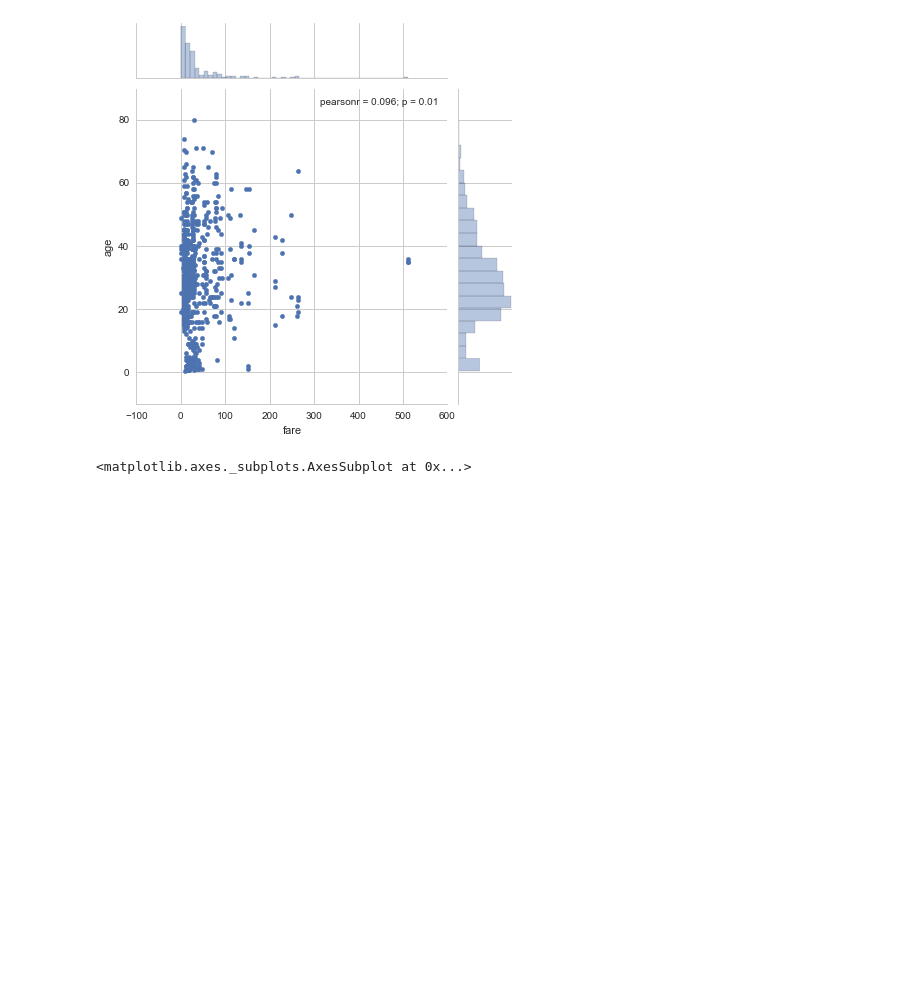
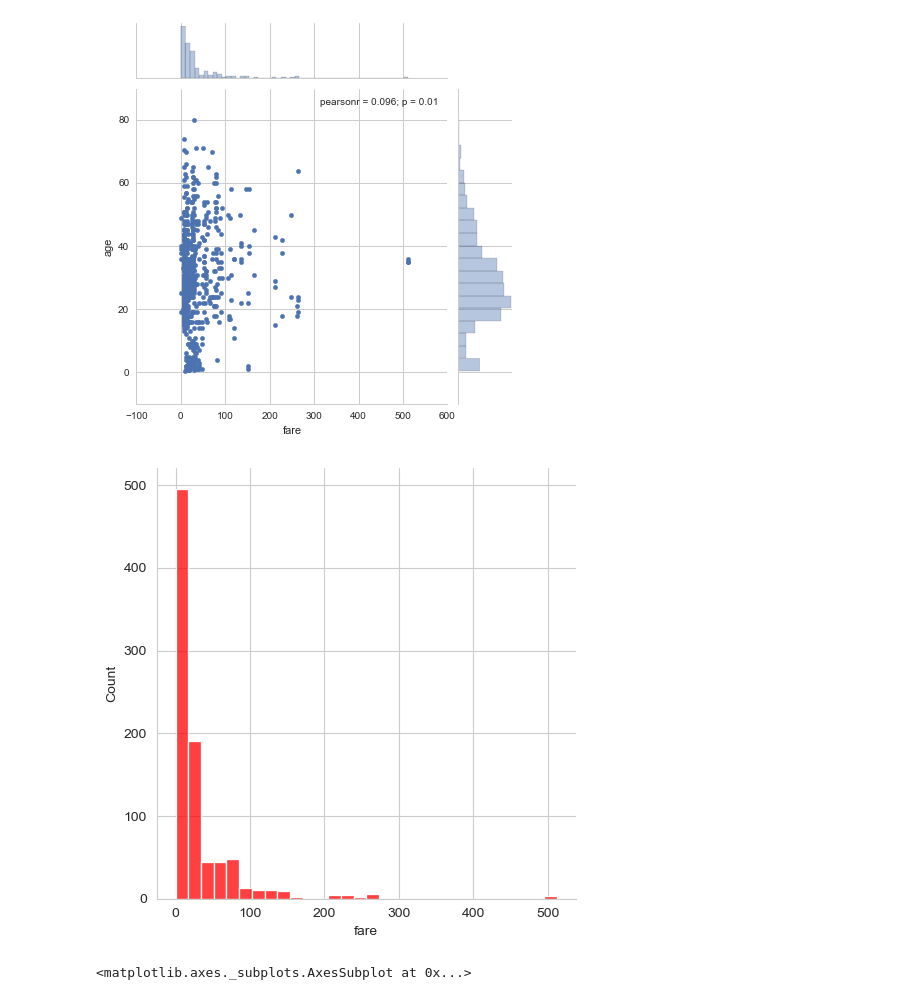
Before and after one commit to m-ata/data-visualization, a Jupyter notebook: seaborn/07-Seaborn Exercises.ipynb, the cells around one changed output. Cells and saved outputs as stored; diff of their text form; code cells hidden in the pictures; blank space fills up the shorter version.

```diff
--- a/seaborn/07-Seaborn Exercises.ipynb
+++ b/seaborn/07-Seaborn Exercises.ipynb
@@ -45,8 +49,12 @@ titanic.head()
 # %%
 # CODE HERE
 # REPLICATE EXERCISE PLOT IMAGE BELOW
 # BE CAREFUL NOT TO OVERWRITE CELL BELOW
 # THAT WOULD REMOVE THE EXERCISE PLOT IMAGE!
+sns.displot(titanic["fare"], kde=False, color="red", bins=30)
+plt.show()
+# %% [output]
+[figure, added]
 # %%
 # %% [output]
 <matplotlib.axes._subplots.AxesSubplot at 0x...>
```
Also changed, not shown: parts of 6 cells of this notebook.
